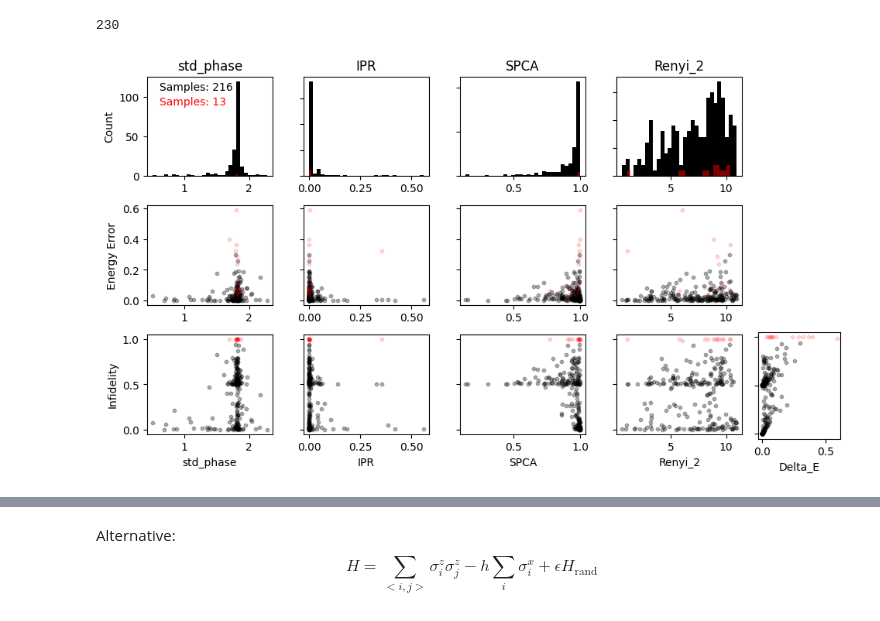
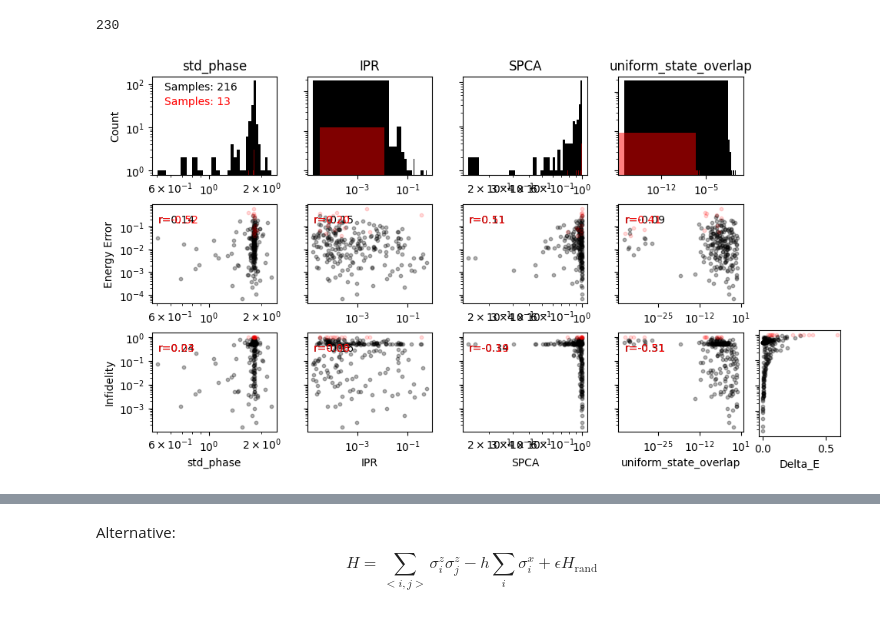
Before and after one commit to NilsNiggemann/DataMiningRBMs, a Jupyter notebook: Netket/analysis.ipynb, the cells around one changed output, grey strips where cells are left out. Drawn from its saved outputs; the diff is of its cells as text; code cells hidden in the pictures.

```diff
--- a/Netket/analysis.ipynb
+++ b/Netket/analysis.ipynb
@@ -6,7 +7,17 @@ import matplotlib.pyplot as plt
 # %%
+def log_ipr(psi):
+    return np.log(ipr(psi))
+
+def uniform_state_overlap(psi):
+    uniform_psi = np.ones(len(psi)) / np.sqrt(len(psi))
+    overlap = np.abs(np.vdot(uniform_psi, psi))**2
+    return overlap
+
 hypotheses = {
     "std_phase" : std_phase,
+    "uniform_state_overlap" : uniform_state_overlap,
     "IPR" : ipr,
+    "logIPR" : log_ipr,
     "SPCA" : pca_entropy,
     "Renyi_2" : renyi_entropy,
 }
@@ -39,7 +54,7 @@ import matplotlib.pyplot as plt
 import matplotlib.gridspec as gridspec
 import numpy as np
 
-def plotCorrelations(df_eval, hypotheses, plt_fig=None, text_offset=None, color="black", alphamod=1., ylog=False):
+def plotCorrelations(df_eval, hypotheses, plt_fig=None, text_offset=None, color="black", alphamod=1., ylog=False, xlog=False, pearson=False):
     scatter_size = 10
     N = len(hypotheses)
     if plt_fig is None:
@@ -84,34 +99,49 @@ def plotCorrelations(df_eval, hypotheses, plt_fig=None, text_offset=None, color=
         else:
             axes[2, idx].tick_params(axis='y', labelleft=False)
 
         if ylog:
             # apply log scale to y-axis for all three rows for this column
             axes[0, idx].set_yscale('log')
             axes[1, idx].set_yscale('log')
             axes[2, idx].set_yscale('log')
-
+        if xlog:
+            axes[0, idx].set_xscale('log')
+            axes[1, idx].set_xscale('log')
+            axes[2, idx].set_xscale('log')
+        if pearson:
+            from scipy.stats import pearsonr
+            r_deltaE, _ = pearsonr(data, df_eval["Delta_E"])
+            r_infidelity, _ = pearsonr(data, df_eval["infidelity"])
+            axes[1, idx].text(0.05, 0.9, f"r={r_deltaE:.2f}", transform=axes[1, idx].transAxes, fontsize=10, color=color, ha="left", va="top")
+            axes[2, idx].text(0.05, 0.9, f"r={r_infidelity:.2f}", transform=axes[2, idx].transAxes, fontsize=10, color=color, ha="left", va="top")
     plt.tight_layout()
 
     bottom_right_ax.set_position([0.87, 0.1, 0.1, 0.23])
     bottom_right_ax.tick_params(axis='y', labelleft=False)
     bottom_right_ax.scatter(df_eval["Delta_E"], df_eval["infidelity"], alpha=0.3*alphamod, s=scatter_size, color=color)
     bottom_right_ax.set_xlabel("Delta_E")
     if ylog:
         bottom_right_ax.set_yscale('log')
     if text_offset is None:
         text_offset = [0,0]
         if plt_fig is not None:
             text_offset = [0.0,-0.15]
     text_pos = np.array([0.1, 0.95]) + np.array(text_offset)
     axes[0, 0].text(*text_pos, f"Samples: {len(df_eval)}", transform=axes[0, 0].transAxes, fontsize=10, color=color, ha="left", va="top")
     return fig
 
+hyptheses_trim = {
+    "std_phase" : std_phase,
+    "IPR" : ipr,
+    "SPCA" : pca_entropy,
+    "uniform_state_overlap" : uniform_state_overlap,
+}
 infidelityrange = (0,0.95)
 df_eval = filter_dataframe_by_range(df, 'infidelity', *infidelityrange)
-plt_fig = plotCorrelations(df_eval,hypotheses)
+plt_fig = plotCorrelations(df_eval,hyptheses_trim,ylog=True,xlog=True,pearson=True)
 infidelityrange = (0.95,1)
 df_eval_min = filter_dataframe_by_range(df, 'infidelity', *infidelityrange)
 
-plt_fig = plotCorrelations(df_eval_min,hypotheses,color="red",alphamod=0.5,plt_fig=plt_fig)
+plt_fig = plotCorrelations(df_eval_min,hyptheses_trim,color="red",alphamod=0.5,plt_fig=plt_fig,ylog=True,xlog=True,pearson=True)
 # %% [output]
-[figure, old version]
+[figure, new version]
```
Also changed, not shown: parts of 19 cells of this notebook, 5 other files.
